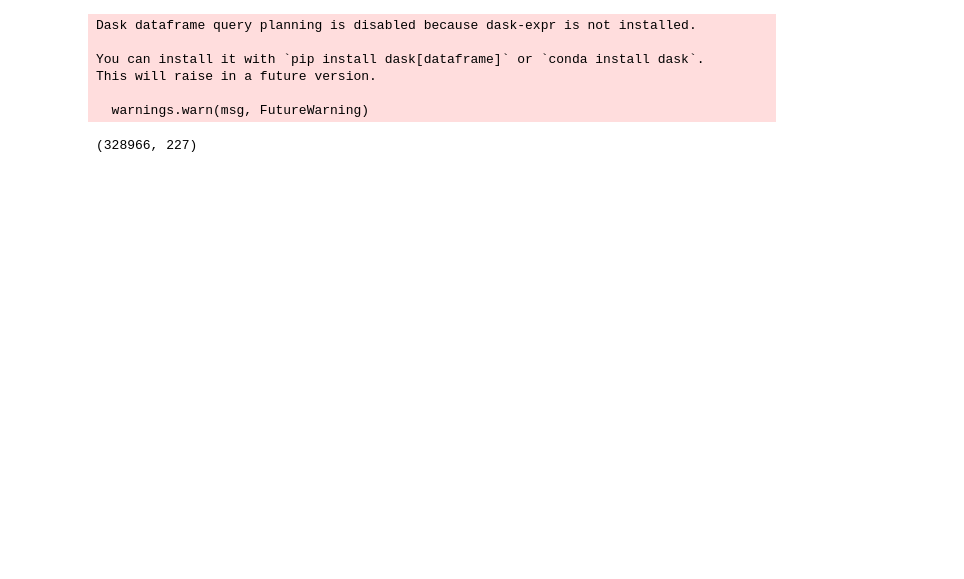
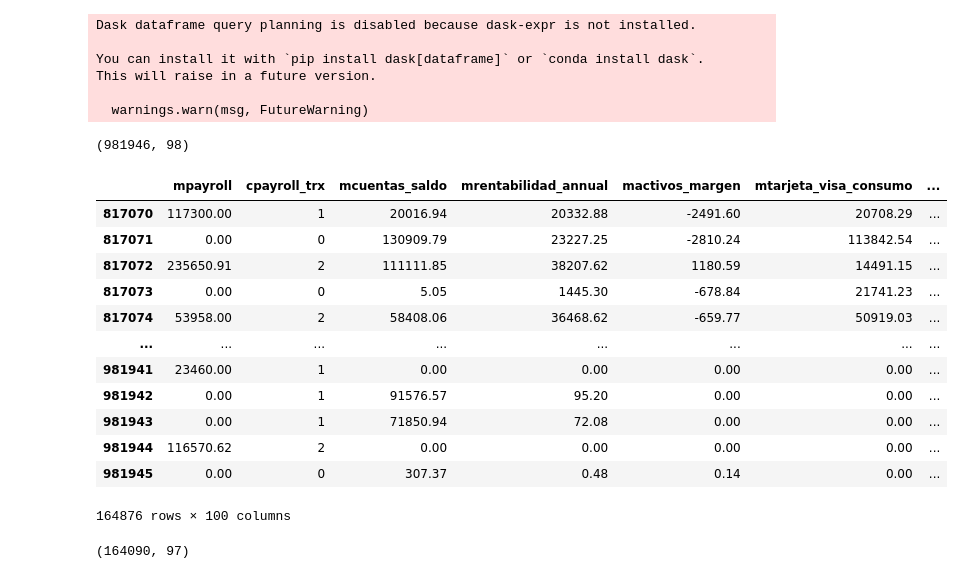
Before and after one commit to dmecoyfin/dmeyf2024, a Jupyter notebook: src/Competencia_1/Competencia_1.ipynb, the cells around one changed output. Drawn from its saved outputs; the diff is of its cells as text; code cells hidden in the pictures; blank space fills up the shorter version.

```diff
--- a/src/Competencia_1/Competencia_1.ipynb
+++ b/src/Competencia_1/Competencia_1.ipynb
@@ -29,7 +29,7 @@ base_path = 'C:/Users/Federico/Desktop/Maestria Data mining/DM EyF/'
 dataset_path = base_path + 'datasets/'
 modelos_path = base_path + 'modelos/'
 db_path = base_path + 'db/'
-dataset_file = 'competencia_01_DQ_fe.csv'
+dataset_file = 'competencia_01_DQ.csv'
 
 
 ganancia_acierto = 273000
@@ -46,13 +46,29 @@ data = pd.read_csv(dataset_path + dataset_file)
 df=data.copy()
 df.shape
 # %% [output]
-(328966, 227)
+(981946, 98)
 # %%
 df['clase_peso'] = 1.0
 df['clase_binaria'] = 0
 df['clase_binaria'] = np.where(df['clase_ternaria'] == 'CONTINUA', 0, 1)
 
 df.loc[df['clase_binaria'] == 1, 'clase_peso'] = 1.0001
+# %%
+df[df["foto_mes"]==202106]
+# %% [output]
+|  | mpayroll | cpayroll_trx | mcuentas_saldo | mrentabilidad_annual | mactivos_margen | mtarjeta_visa_consumo | ... |
+| 817070 | 117300.00 | 1 | 20016.94 | 20332.88 | -2491.60 | 20708.29 | ... |
+| 817071 | 0.00 | 0 | 130909.79 | 23227.25 | -2810.24 | 113842.54 | ... |
+| 817072 | 235650.91 | 2 | 111111.85 | 38207.62 | 1180.59 | 14491.15 | ... |
+| 817073 | 0.00 | 0 | 5.05 | 1445.30 | -678.84 | 21741.23 | ... |
+| 817074 | 53958.00 | 2 | 58408.06 | 36468.62 | -659.77 | 50919.03 | ... |
+| ... | ... | ... | ... | ... | ... | ... | ... |
+| 981941 | 23460.00 | 1 | 0.00 | 0.00 | 0.00 | 0.00 | ... |
+| 981942 | 0.00 | 1 | 91576.57 | 95.20 | 0.00 | 0.00 | ... |
+| 981943 | 0.00 | 1 | 71850.94 | 72.08 | 0.00 | 0.00 | ... |
+| 981944 | 116570.62 | 2 | 0.00 | 0.00 | 0.00 | 0.00 | ... |
+| 981945 | 0.00 | 0 | 307.37 | 0.48 | 0.14 | 0.00 | ... |
+164876 rows × 100 columns
 # %%
 ## funciones generales
 def lgb_gan_eval(y_pred, data):
@@ -76 +90,5 @@ w_test_m1 = test_data['clase_peso']
+# %%
+X_train.shape
+# %% [output]
+(164090, 97)
 # %%
```
Also changed, not shown: parts of 25 cells of this notebook.
